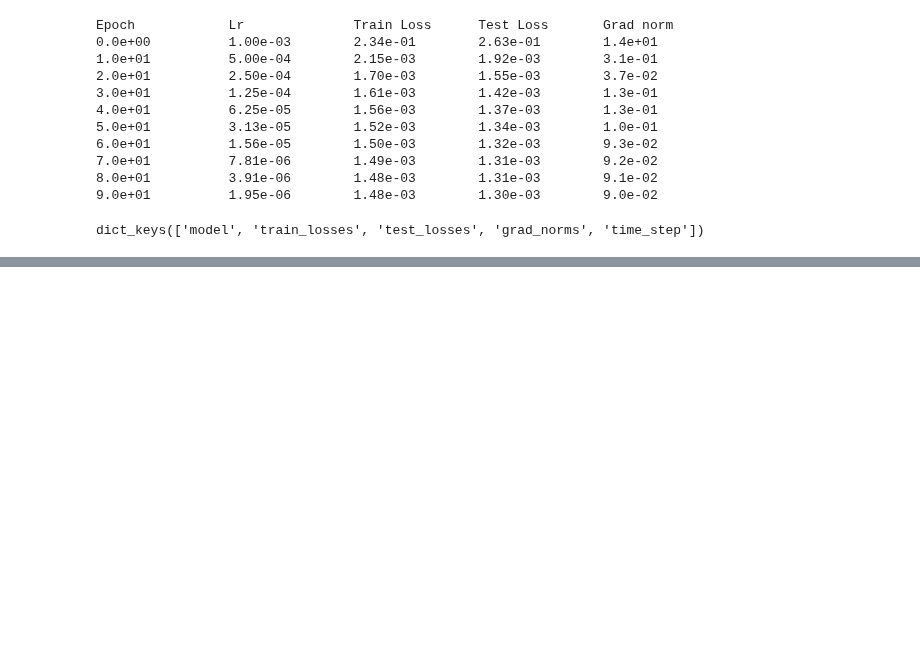
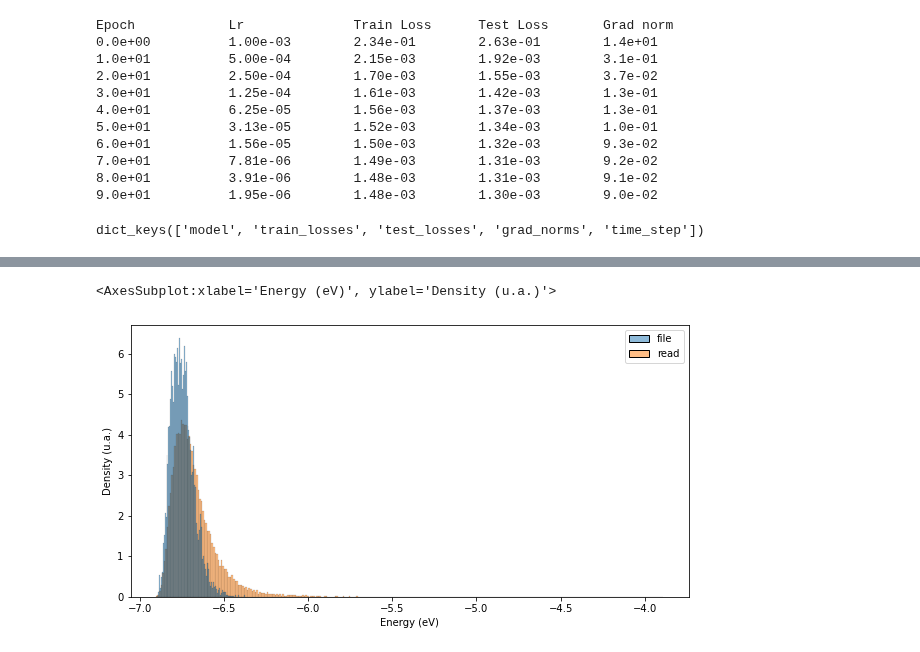
Before and after one commit to anacmolina/ML-DFT, a Jupyter notebook: notebooks/36 - review saving data for adaptive.ipynb, the cells around one changed output, grey strips where cells are left out. Saved outputs shown, nothing was run; the diff lists cells and outputs as text; code cells hidden in the pictures; blank space fills up the shorter version.

Commit message:
loading dft folder script

```diff
--- a/notebooks/36 - review saving data for adaptive.ipynb
+++ b/notebooks/36 - review saving data for adaptive.ipynb
@@ -422,0 +512,10 @@ dict_keys(['model', 'train_losses', 'test_losses', 'grad_norms', 'time_step'])
+# %%
+isomer = 0
+n_id = 29941690
+project_path = get_project_path()
+results_folder = project_path + '/1-adaptive/results_adaptive_is{:d}_{:d}'.format(isomer, n_id)
+# %%
+path_xs_proposals_save = 'xs_proposals_is{:d}_{:d}.csv'.format(isomer, n_id)
+xs_proposals = pd.read_csv(results_folder+'/'+path_xs_proposals_save)
+path_xs_proposals_comp = 'is{:d}_proposals_xs_{:d}.csv'.format(isomer, n_id)
+xs_proposals_comp = pd.read_csv(results_folder+'/'+path_xs_proposals_comp)
@@ -422,0 +526,10 @@ dict_keys(['model', 'train_losses', 'test_losses', 'grad_norms', 'time_step'])
+# %%
+energies_proposals = {
+    'file': xs_proposals['potential_energy'],#[50:1050],
+    'read': xs_proposals_comp['potential_energy'],#[0:1000],
+}
+# %%
+plot_energy_histogram(energies_proposals)
+# %% [output]
+<AxesSubplot:xlabel='Energy (eV)', ylabel='Density (u.a.)'>
+[figure, added]
```
Also changed, not shown: parts of 21 cells of this notebook, 7 other files.
